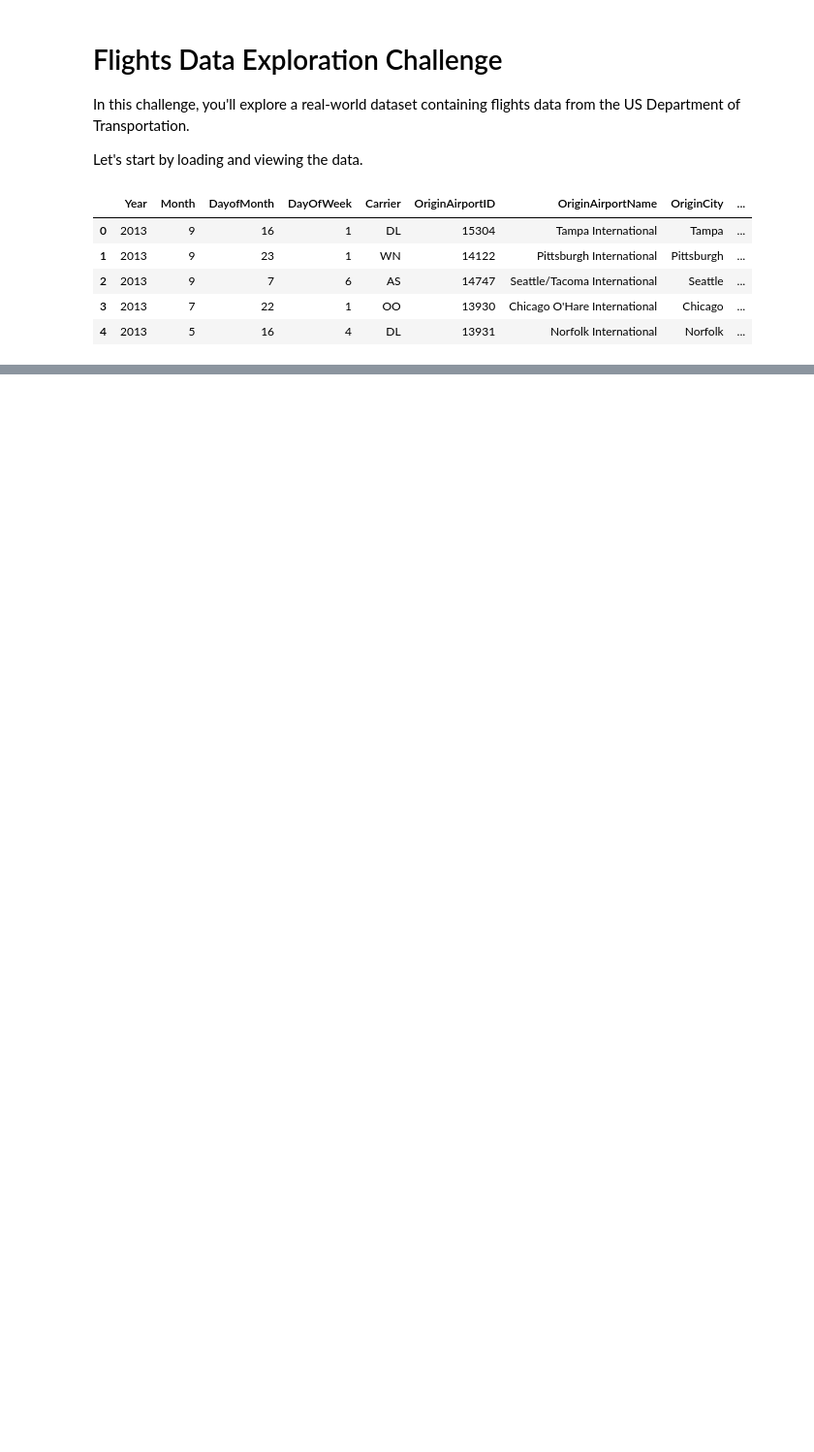
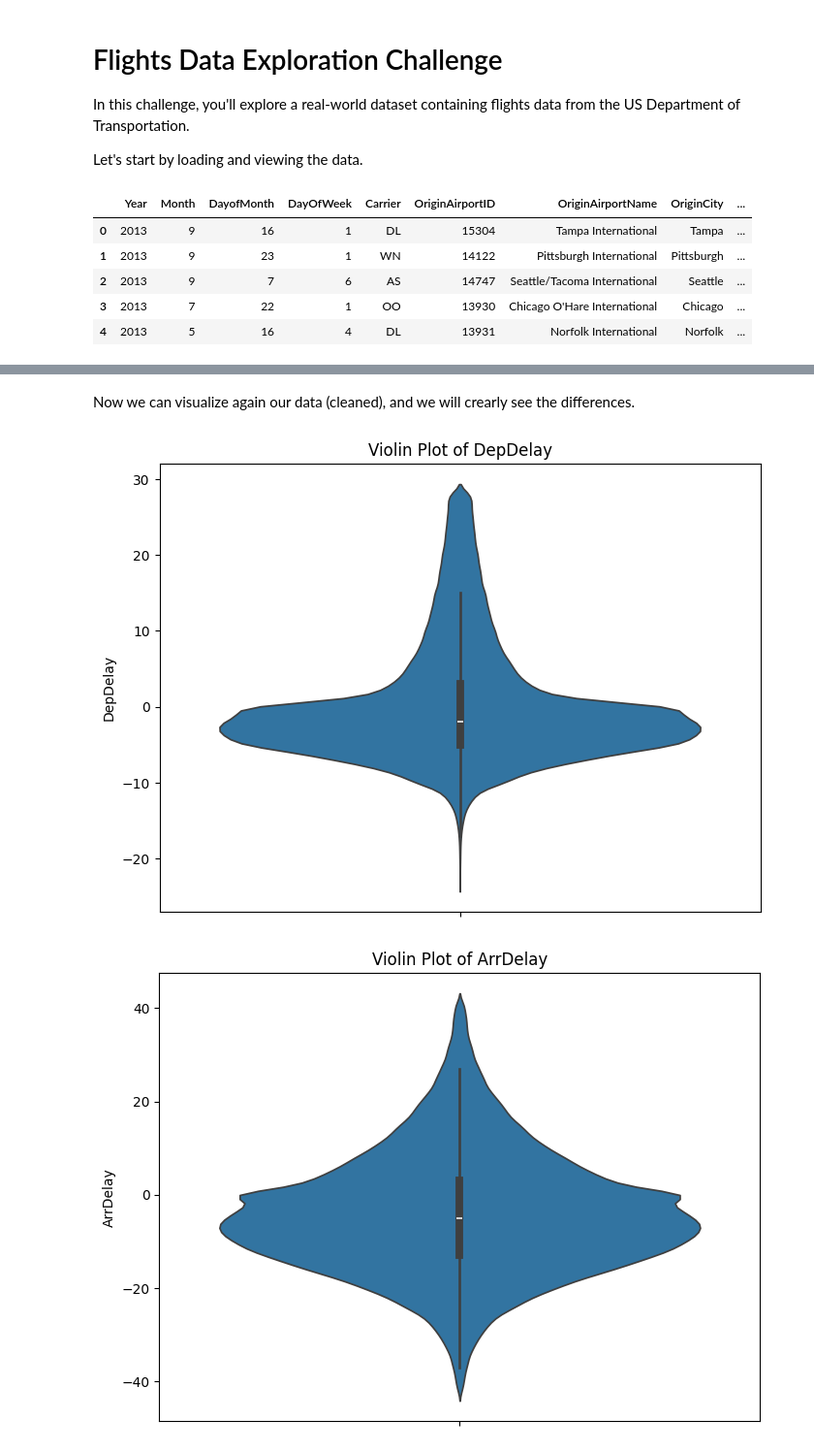
Before and after one commit to Karla40664/Data-Science, a Jupyter notebook: Exam1.ipynb, the cells around one changed output, grey strips where cells are left out. Shown: that part at 97% size. Cells and saved outputs as stored; diff of their text form; code cells hidden in the pictures; blank space fills up the shorter version.

```diff
--- a/Exam1.ipynb
+++ b/Exam1.ipynb
@@ -62,0 +222,37 @@ Add markdown and code cells as required to create your solution.
+# %%
+#Bounds for DepDelay
+Q1_dep = df_flights['DepDelay'].quantile(0.25)
+Q3_dep = df_flights['DepDelay'].quantile(0.75)
+IQR_dep = Q3_dep - Q1_dep
+lower_bound_dep = Q1_dep - 1.5 * IQR_dep
+upper_bound_dep = Q3_dep + 1.5 * IQR_dep
+
+#Bounds for ArrDelay
+Q1_arr = df_flights['ArrDelay'].quantile(0.25)
+Q3_arr = df_flights['ArrDelay'].quantile(0.75)
+IQR_arr = Q3_arr - Q1_arr
+lower_bound_arr = Q1_arr - 1.5 * IQR_arr
+upper_bound_arr = Q3_arr + 1.5 * IQR_arr
+
+#Remove outliers from both DepDelay and ArrDelay
+df_flights_cleaned = df_flights[
+    (df_flights['DepDelay'] >= lower_bound_dep) & (df_flights['DepDelay'] <= upper_bound_dep) &
+    (df_flights['ArrDelay'] >= lower_bound_arr) & (df_flights['ArrDelay'] <= upper_bound_arr)
+]
+# %% [markdown]
+Now we can visualize again our data (cleaned), and we will crearly see the differences.
+# %%
+#Violin plot for DepDelay
+plt.figure(figsize=(8, 6))
+sns.violinplot(y=df_flights_cleaned['DepDelay'])
+plt.title('Violin Plot of DepDelay')
+plt.show()
+
+#Violin plot for ArrDelay
+plt.figure(figsize=(8, 6))
+sns.violinplot(y=df_flights_cleaned['ArrDelay'])
+plt.title('Violin Plot of ArrDelay')
+plt.show()
+# %% [output]
+[figure, added]
+[figure, added]
```
Also changed, not shown: parts of 39 cells of this notebook.
